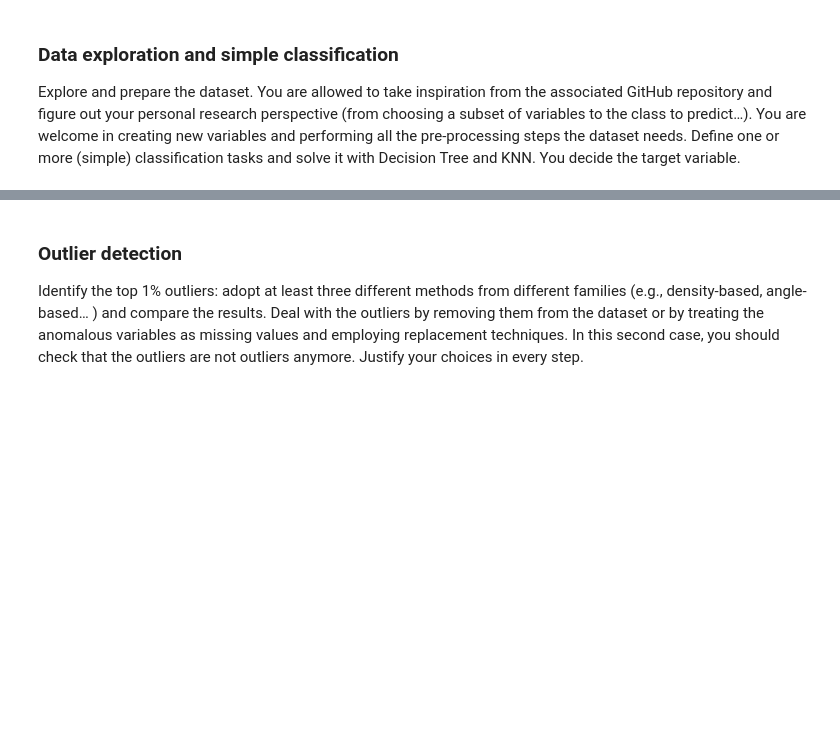
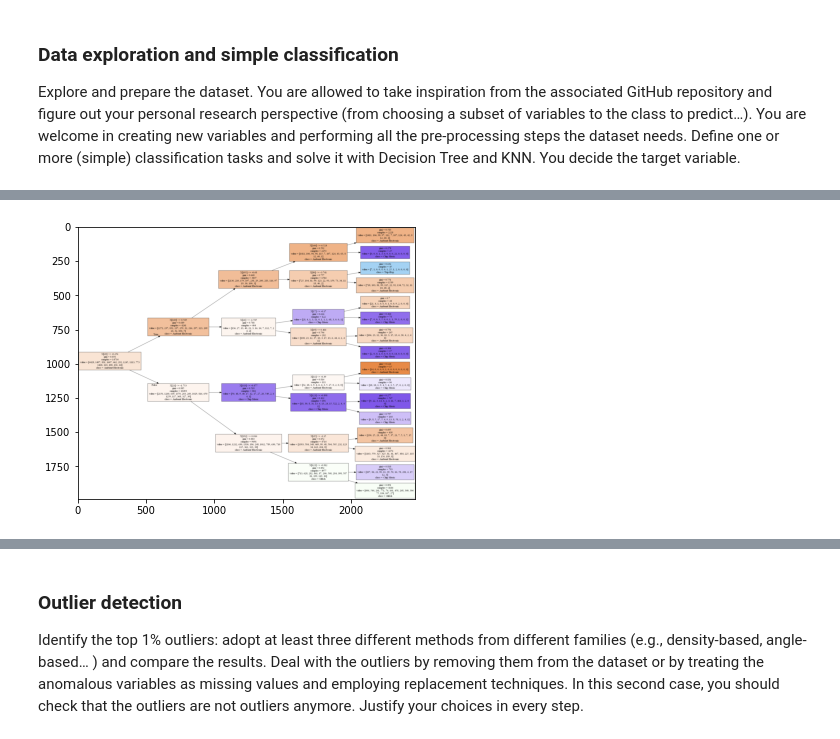
Before and after one commit to philvec/DM2_Project, a Jupyter notebook: Module 1.ipynb, the cells around one changed output, grey strips where cells are left out. Saved outputs shown, nothing was run; the diff lists cells and outputs as text; code cells hidden in the pictures; blank space fills up the shorter version.

```diff
--- a/Module 1.ipynb
+++ b/Module 1.ipynb
@@ -6,0 +70,24 @@ Define one or more (simple) classification tasks and solve it with Decision Tree
+# %%
+pbar = tqdm(tracks['track'].iterrows(), total = len(tracks))
+
+selected_tracks = [(ri, [1. if g in row['genres_all'] else 0. for g in selected_genres])
+                   for ri, row in pbar if np.any([g in row['genres_all'] for g in selected_genres])]
+#selected_tracks = [(ri, [1. if g == row['genre_top'] else 0. for g in selected_genre_names])
+#                   for ri, row in pbar if str(row['genre_top']) != 'nan']
+
+selected_data = \
+    features.loc[[idx for idx, _ in selected_tracks],
+                 (("mfcc", "spectral_contrast", "spectral_centroid"),
+                  ('kurtosis', 'max', 'mean', 'median', 'min', 'skew', 'std'))
+                ]
+
+splits = tracks.loc[[idx for idx, _ in selected_tracks], (('set'), ('split'))].reset_index(drop=True)
+splits = {subset: splits.index[splits == subset] for subset in ['training', 'validation', 'test']}
+
+X = selected_data.to_numpy()
+X = X - np.mean(X, axis=0)
+X = X / np.std(X, axis=0)
+y = np.stack([np.argmax(g) for _, g in selected_tracks])
+
+X_train, X_validation, X_test = X[splits['training']], X[splits['validation']], X[splits['test']]
+y_train, y_validation, y_test = y[splits['training']], X[splits['validation']], y[splits['test']]
@@ -6,0 +126,5 @@ Define one or more (simple) classification tasks and solve it with Decision Tree
+# %%
+clf = DecisionTreeClassifier(max_depth=10)
+clf.fit(X_train, y_train)
+y_pred = clf.predict(X_test)
+print(classification_report(y_test, y_pred, target_names=class_names, zero_division=0.))
@@ -6,0 +152,17 @@ Define one or more (simple) classification tasks and solve it with Decision Tree
+# %%
+import graphviz
+
+clf = DecisionTreeClassifier(max_depth=4)
+clf.fit(X_train, y_train)
+y_pred = clf.predict(X_test)
+dot_data = sklearn.tree.export_graphviz(clf, out_file=None, rotate=True,
+                                #feature_names=iris.feature_names,
+                                class_names=class_names,
+                                filled=True)
+
+# Draw graph
+graph = graphviz.Source(dot_data, format="png")
+graph.render(filename='images/DT_0')
+imgplot = plt.imshow(mpimg.imread('images/DT_0.png'))
+# %% [output]
+[figure, added]
```
Also changed, not shown: parts of 12 cells of this notebook, 49 other files.
